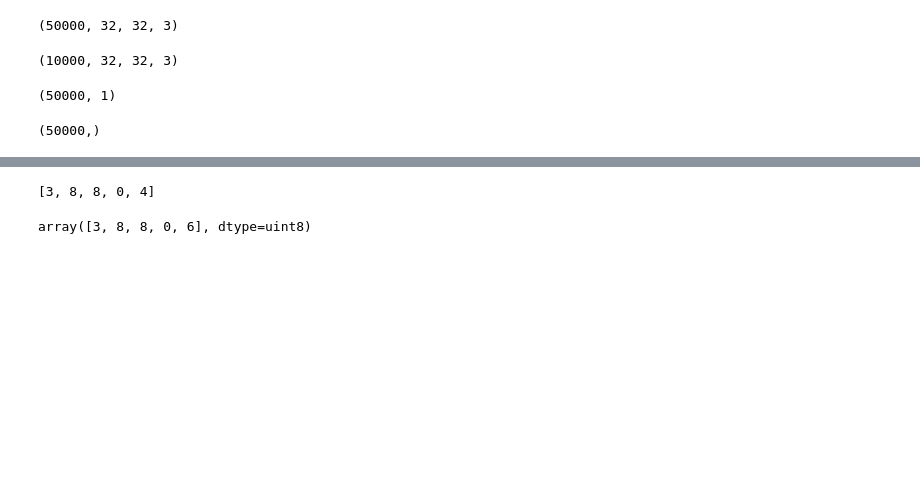
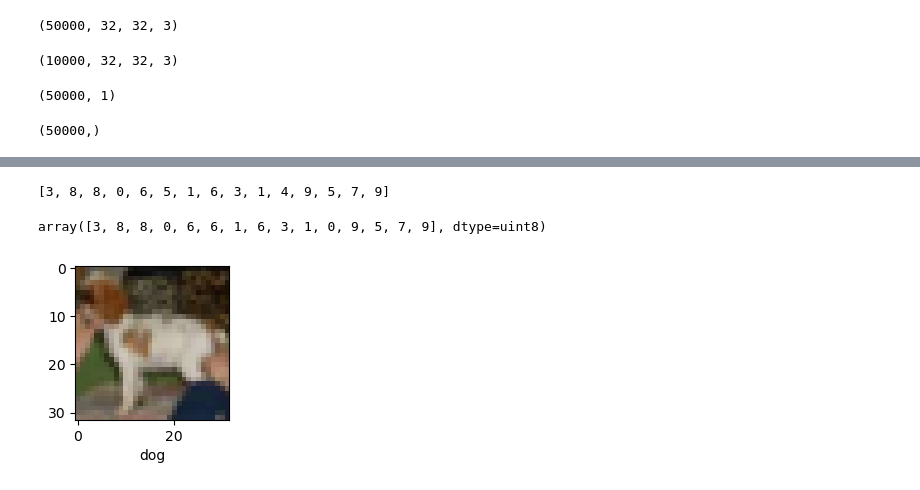
Before and after one commit to aqmery/ML, a Jupyter notebook: convolutional_neural_network/CNN.ipynb, the cells around one changed output, grey strips where cells are left out. Saved outputs shown, nothing was run; the diff lists cells and outputs as text; code cells hidden in the pictures; blank space fills up the shorter version.

```diff
--- a/convolutional_neural_network/CNN.ipynb
+++ b/convolutional_neural_network/CNN.ipynb
@@ -57,9 +115,18 @@ cnn1.evaluate(X_test, y_test, 1)
 # %%
-y_classes = [np.argmax(element) for element in y_pred]
-y_classes[:5]
+y_classes = [np.argmax(i) for i in y_pred]
+y_classes[:15]
 # %% [output]
-[3, 8, 8, 0, 4]
+[3, 8, 8, 0, 6, 5, 1, 6, 3, 1, 4, 9, 5, 7, 9]
 # %%
-y_test[:5]
+y_test[:15]
 # %% [output]
-array([3, 8, 8, 0, 6], dtype=uint8)
+array([3, 8, 8, 0, 6, 6, 1, 6, 3, 1, 0, 9, 5, 7, 9], dtype=uint8)
+# %%
+def plot_sample(X,y, index):
+    plt.figure(figsize = (15,2))
+    plt.imshow(X[index])
+    plt.xlabel(classes[y[index]])
+# %%
+plot_sample(X_test, y_test, 12)
+# %% [output]
+[figure, added]
```
Also changed, not shown: parts of 10 cells of this notebook.
